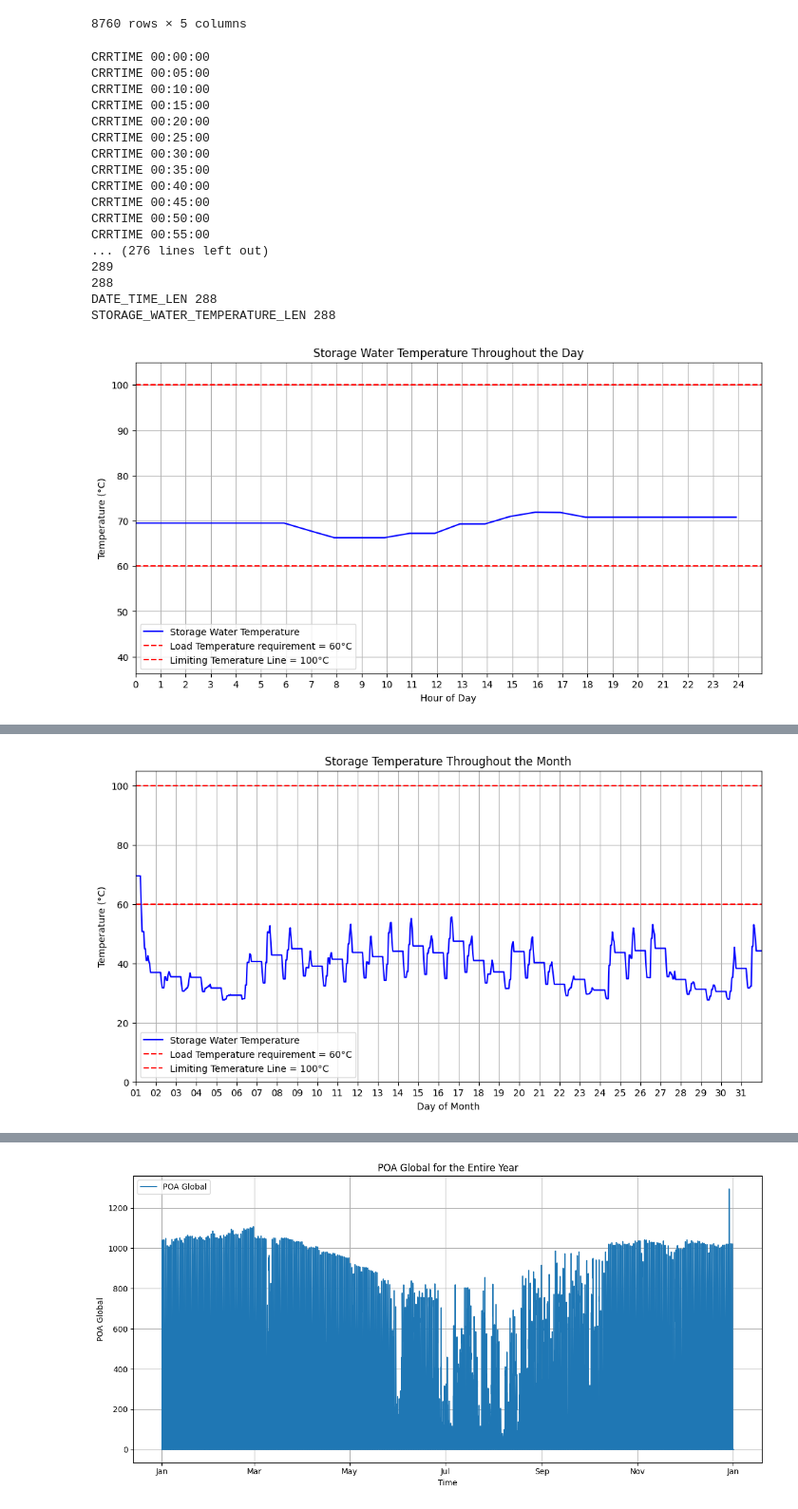
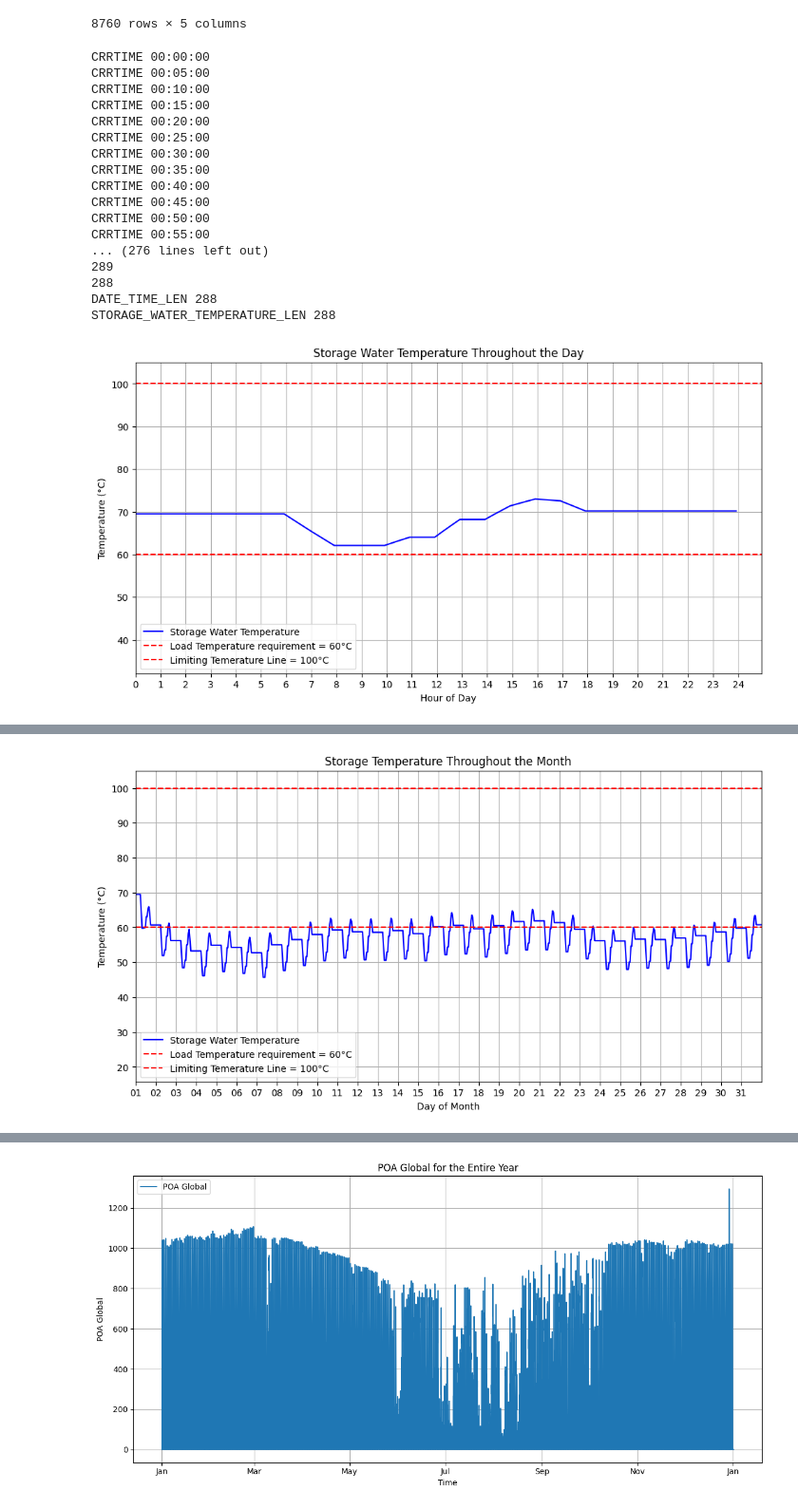
Before and after one commit to yashladd/solar_water_heater, a Jupyter notebook: latest.ipynb, the cells around one changed output, grey strips where cells are left out. Shown at 95% size. Cells and saved outputs as stored; diff of their text form; code cells hidden in the pictures.

```diff
--- a/latest.ipynb
+++ b/latest.ipynb
@@ -1,8 +1,8 @@
 # %%
 from models import *
 # %%
-AREA = 90
-VOLUME = 12
+AREA = 80
+VOLUME = 5.2
 CONFIG_FILE = './config.json'
 # %%
 simulation = SimulationEnvironment(AREA, VOLUME, CONFIG_FILE)
@@ -53,7 +50,7 @@ CRRTIME 00:55:00
 288
 DATE_TIME_LEN 288
 STORAGE_WATER_TEMPERATURE_LEN 288
-[figure, old version]
+[figure, new version]
 # %%
-simulation.simulate_month(month=7)
+simulation.simulate_month(month=1)
 # %% [output]
@@ -61,20 +58,20 @@ Month Simulation _ start_date_time 2006-07-01 00:00:00
 Month Simulation _ days in month 31
 Month Simulation _ simulation period 2678400
 CRRTIME 00:00:00
 CRRTIME 00:05:00
 CRRTIME 00:10:00
 CRRTIME 00:15:00
 CRRTIME 00:20:00
 CRRTIME 00:25:00
 CRRTIME 00:30:00
 CRRTIME 00:35:00
 CRRTIME 00:40:00
 ... (8917 lines left out)
 CRRTIME 23:50:00
 CRRTIME 23:55:00
 8929
 8928
-[figure, old version]
+[figure, new version]
 # %%
 simulation.simulate_entire_year()
 # %% [output]
```
Also changed, not shown: parts of 6 cells of this notebook, 2 other files.
